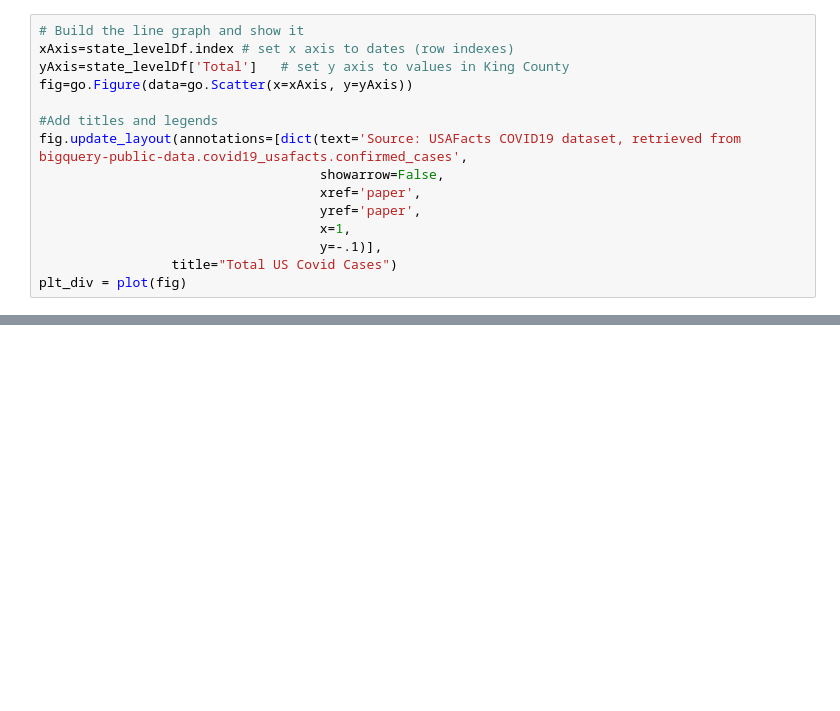
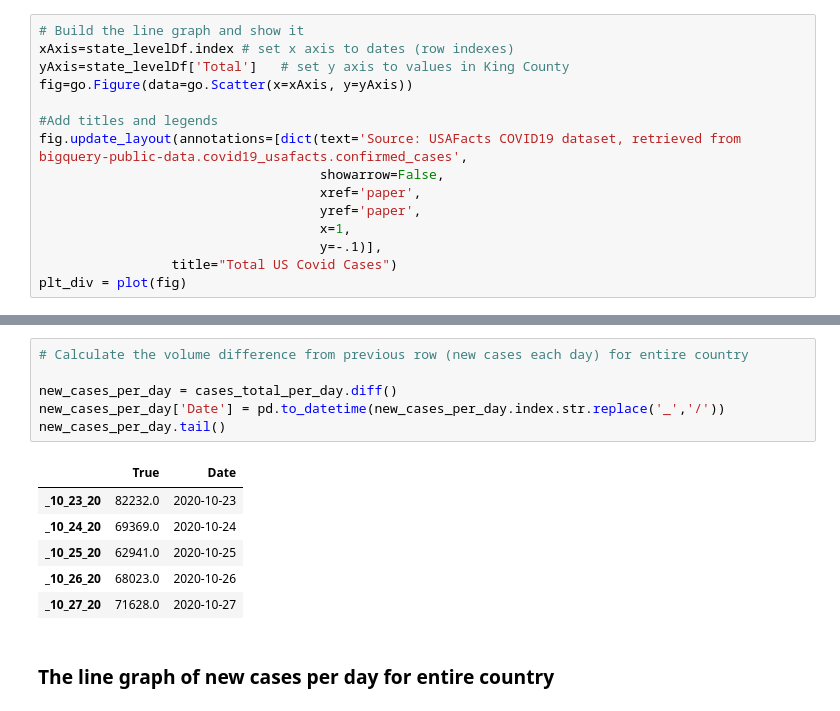
Before and after one commit to mikec3/Portfolio_Test, a Jupyter notebook: BigQuery_And_PlotlyTesting.ipynb, the cells around one changed output, grey strips where cells are left out. Drawn from its saved outputs; the diff is of its cells as text; blank space fills up the shorter version.

```diff
--- a/BigQuery_And_PlotlyTesting.ipynb
+++ b/BigQuery_And_PlotlyTesting.ipynb
@@ -230,0 +271,15 @@ county_chor_div = plot(CountyChor)
+# %%
+# Calculate the volume difference from previous row (new cases each day) for entire country
+
+new_cases_per_day = cases_total_per_day.diff()
+new_cases_per_day['Date'] = pd.to_datetime(new_cases_per_day.index.str.replace('_','/'))
+new_cases_per_day.tail()
+# %% [output]
+|  | True | Date |
+| _10_23_20 | 82232.0 | 2020-10-23 |
+| _10_24_20 | 69369.0 | 2020-10-24 |
+| _10_25_20 | 62941.0 | 2020-10-25 |
+| _10_26_20 | 68023.0 | 2020-10-26 |
+| _10_27_20 | 71628.0 | 2020-10-27 |
+# %% [markdown]
+### The line graph of new cases per day for entire country
```
Also changed, not shown: parts of 15 cells of this notebook, 8 other files.
